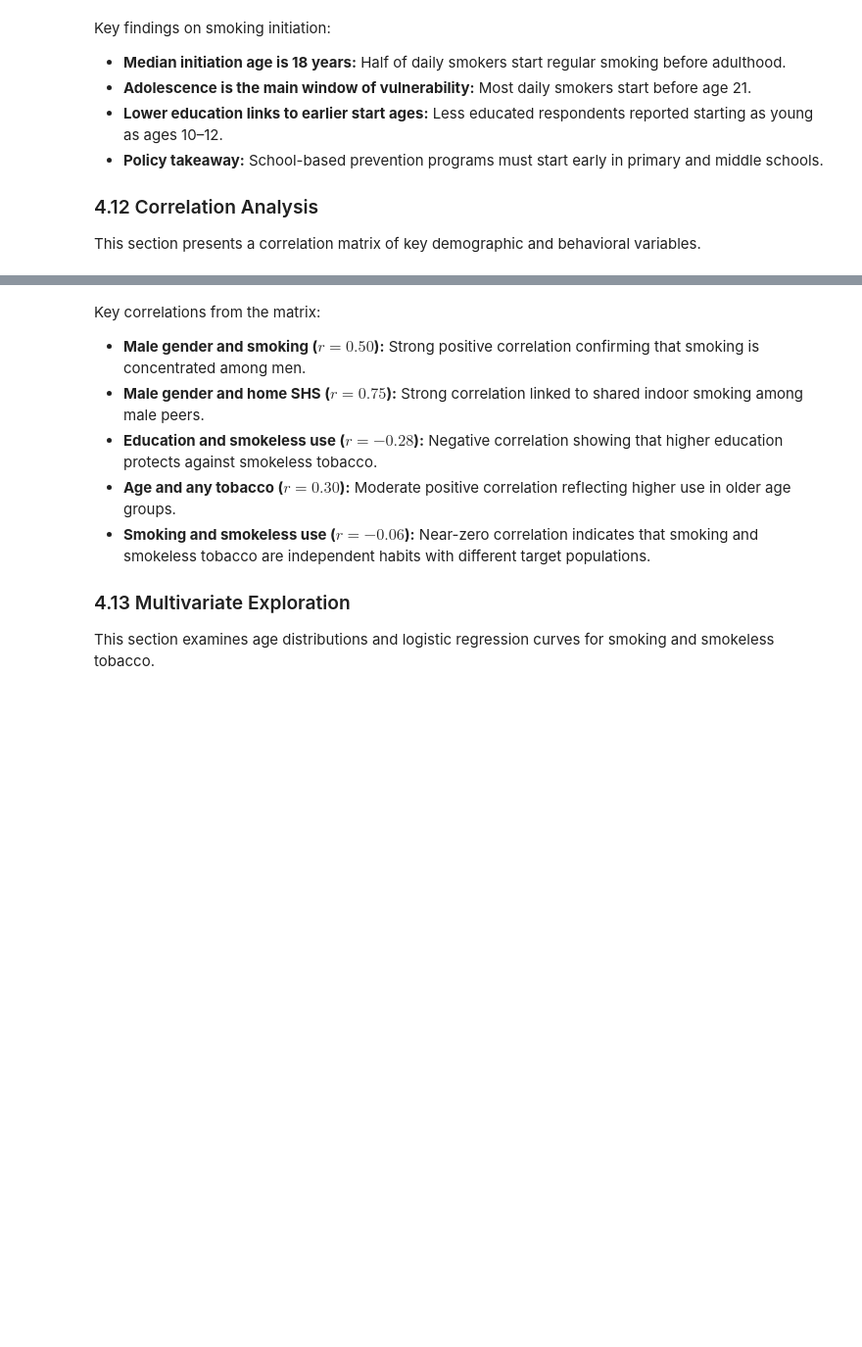
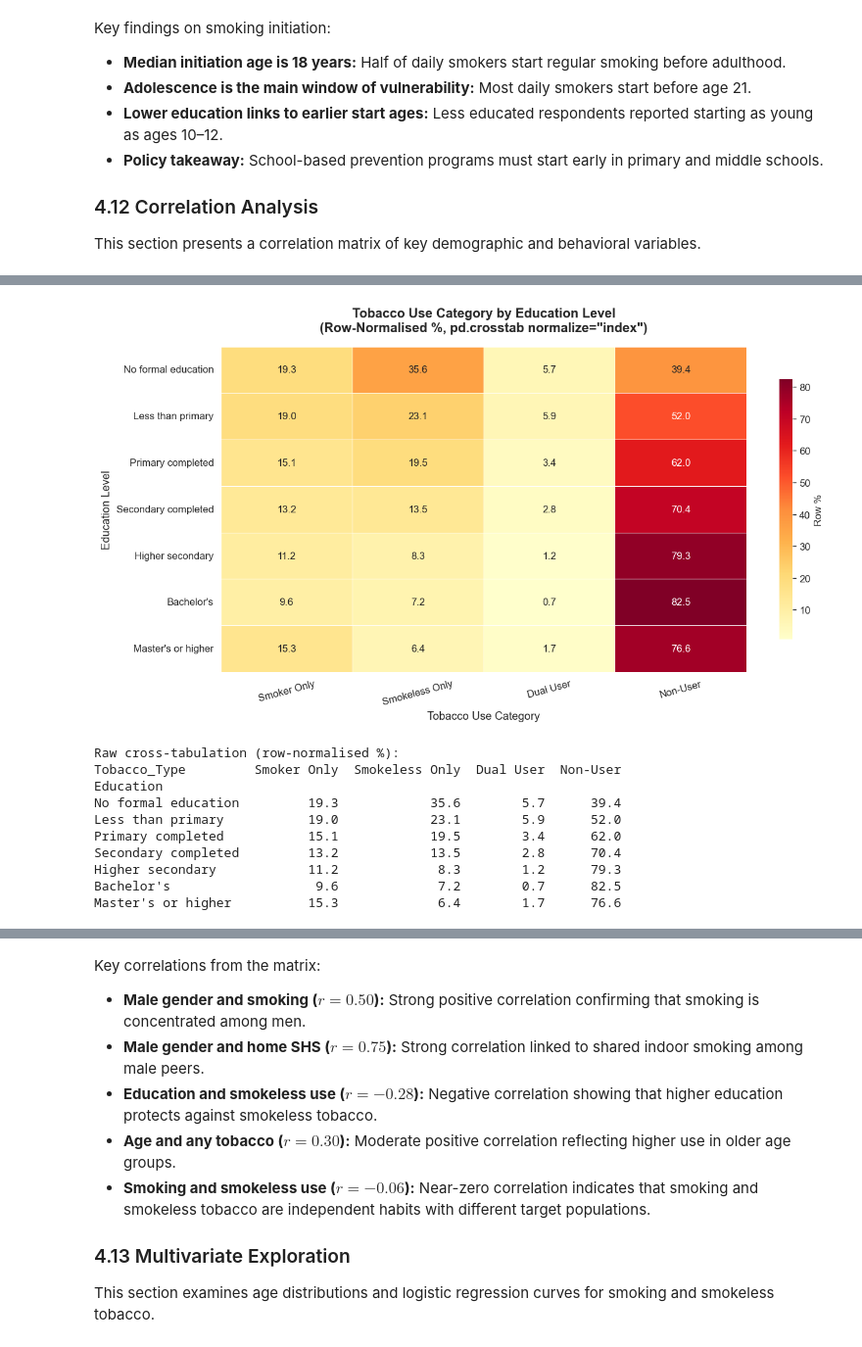
Before and after one commit to sowmiksudo/GATS-2017-Bangladesh-Microdata-Analysis, a Jupyter notebook: GATS_2017_Bangladesh_Analysis.ipynb, the cells around one changed output, grey strips where cells are left out. Shown at 98% size. Saved outputs shown, nothing was run; the diff lists cells and outputs as text; code cells hidden in the pictures; blank space fills up the shorter version.

```diff
--- a/GATS_2017_Bangladesh_Analysis.ipynb
+++ b/GATS_2017_Bangladesh_Analysis.ipynb
@@ -811,0 +960,50 @@ This section presents a correlation matrix of key demographic and behavioral var
+# %%
+# 4.12a Education × Tobacco Type — Row-Normalised Cross-Tab Heatmap
+edu_order_plot = [
+    'No formal education', 'Less than primary', 'Primary completed',
+    'Secondary completed', 'Higher secondary', "Bachelor's", "Master's or higher"
+]
+type_order_plot = ['Smoker Only', 'Smokeless Only', 'Dual User', 'Non-User']
+
+edu_tob_ct = pd.crosstab(
+    df['Education'], df['Tobacco_Type'], normalize='index'
+) * 100
+
+# Reindex to enforce logical ordering and drop NaN education rows
+edu_tob_ct = edu_tob_ct.reindex(index=edu_order_plot, columns=type_order_plot).dropna(how='all')
+
+fig, ax = plt.subplots(figsize=(11, 6))
+sns.heatmap(
+    edu_tob_ct,
+    annot=True, fmt='.1f', cmap='YlOrRd',
+    linewidths=0.5, linecolor='white',
+    cbar_kws={'label': 'Row %', 'shrink': 0.8},
+    ax=ax
+)
+ax.set_title(
+    'Tobacco Use Category by Education Level\n(Row-Normalised %, pd.crosstab normalize="index")',
+    fontsize=13, fontweight='bold', pad=15
+)
+ax.set_xlabel('Tobacco Use Category', fontsize=11)
+ax.set_ylabel('Education Level', fontsize=11)
+ax.tick_params(axis='x', rotation=15)
+ax.tick_params(axis='y', rotation=0)
+
+plt.tight_layout()
+plt.savefig('15_edu_tobacco_heatmap.png', dpi=150, bbox_inches='tight')
+plt.show()
+
+print("\nRaw cross-tabulation (row-normalised %):")
+print(edu_tob_ct.round(1).to_string())
+# %% [output]
+[figure, added]
+Raw cross-tabulation (row-normalised %):
+Tobacco_Type         Smoker Only  Smokeless Only  Dual User  Non-User
+Education
+No formal education         19.3            35.6        5.7      39.4
+Less than primary           19.0            23.1        5.9      52.0
+Primary completed           15.1            19.5        3.4      62.0
+Secondary completed         13.2            13.5        2.8      70.4
+Higher secondary            11.2             8.3        1.2      79.3
+Bachelor's                   9.6             7.2        0.7      82.5
+Master's or higher          15.3             6.4        1.7      76.6
```
Also changed, not shown: parts of 10 cells of this notebook, 19 other files.
